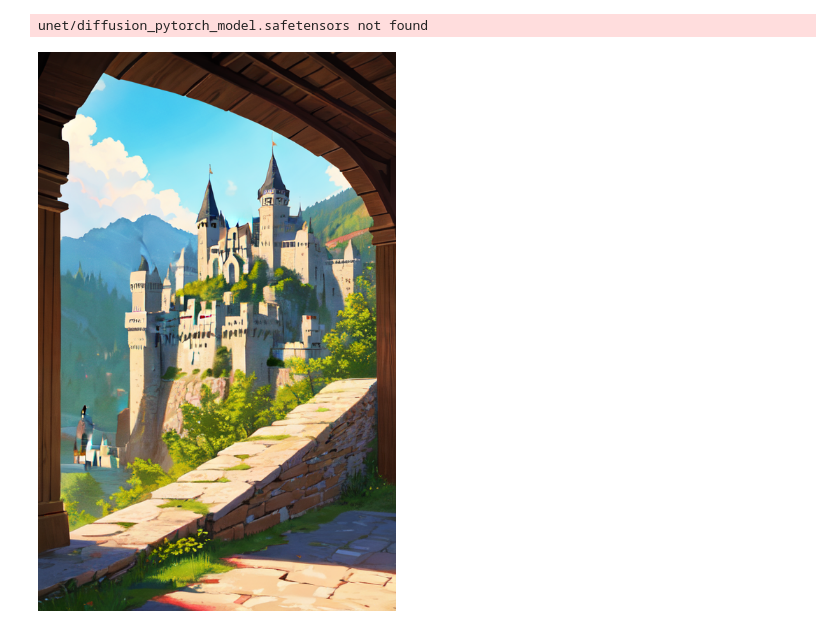
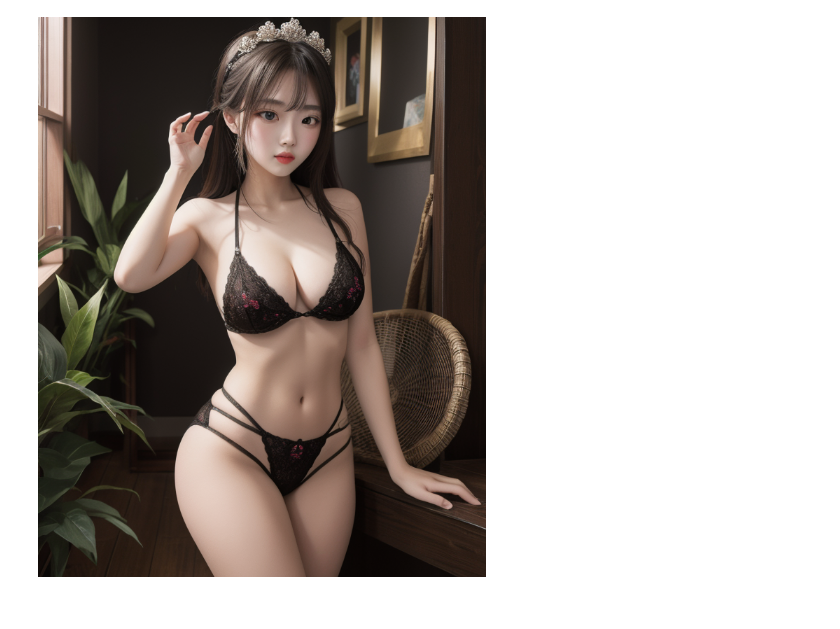
Before and after one commit to Afumoons/google-collab, a Jupyter notebook: stablediffusion.ipynb, the cells around one changed output. Drawn from its saved outputs; the diff is of its cells as text; code cells hidden in the pictures.

```diff
--- a/stablediffusion.ipynb
+++ b/stablediffusion.ipynb
@@ -25,20 +25,19 @@ Successfully installed diffusers-0.25.0.dev0
 # %%
 import torch
 from diffusers import StableDiffusionPipeline
 
-pipe = StableDiffusionPipeline.from_pretrained("redstonehero/cetusmix_v4", torch_dtype=torch.float16)
+pipe = StableDiffusionPipeline.from_pretrained("digiplay/majicMIX_realistic_v6", torch_dtype=torch.float16)
 pipe = pipe.to("cuda")
 pipe.safety_checker = None
 
-prompt = "medival fortress, landscape, scenery, 8K, masterpiece, ultradetailed"
+prompt = "1girl, 8K, masterpiece, ultradetailed, nude"
 h=800
 w=640
 steps=25
 guidance=7.5
-neg = "easynegative, human, lowres, bad anatomy, bad hands, text, error, missing fingers, extra digit, fewer digits, cropped, worstquality, low quality, normal quality, jpegartifacts, signature, watermark, username, blurry, bad feet, cropped, poorly drawn hands, poorly drawn face, mutation, deformed, worst quality, low quality, normal quality, jpeg artifacts, signature, watermark, extra fingers, fewer digits, extra limbs, extra arms,extra legs, malformed limbs, fused fingers, too many fingers, long neck, cross-eyed,mutated hands, polar lowres, bad body, bad proportions, gross proportions, text, error, missing fingers, missing arms, missing legs, extra digit, extra arms, extra leg, extra foot,"
+neg = "easynegative, lowres, bad anatomy, bad hands, text, error, missing fingers, extra digit, fewer digits, cropped, worstquality, low quality, normal quality, jpegartifacts, signature, watermark, username, blurry, bad feet, cropped, poorly drawn hands, poorly drawn face, mutation, deformed, worst quality, low quality, normal quality, jpeg artifacts, signature, watermark, extra fingers, fewer digits, extra limbs, extra arms,extra legs, malformed limbs, fused fingers, too many fingers, long neck, cross-eyed,mutated hands, polar lowres, bad body, bad proportions, gross proportions, text, error, missing fingers, missing arms, missing legs, extra digit, extra arms, extra leg, extra foot,"
 
 image = pipe(prompt, height=h, width=w, num_inference_steps=steps, guidance_scale=guidance, negative_prompt=neg).images[0]
 image
 # %% [output]
-unet/diffusion_pytorch_model.safetensors not found
-[figure, old version]
+[figure, new version]
```
Also changed, not shown: parts of 1 cell of this notebook.
